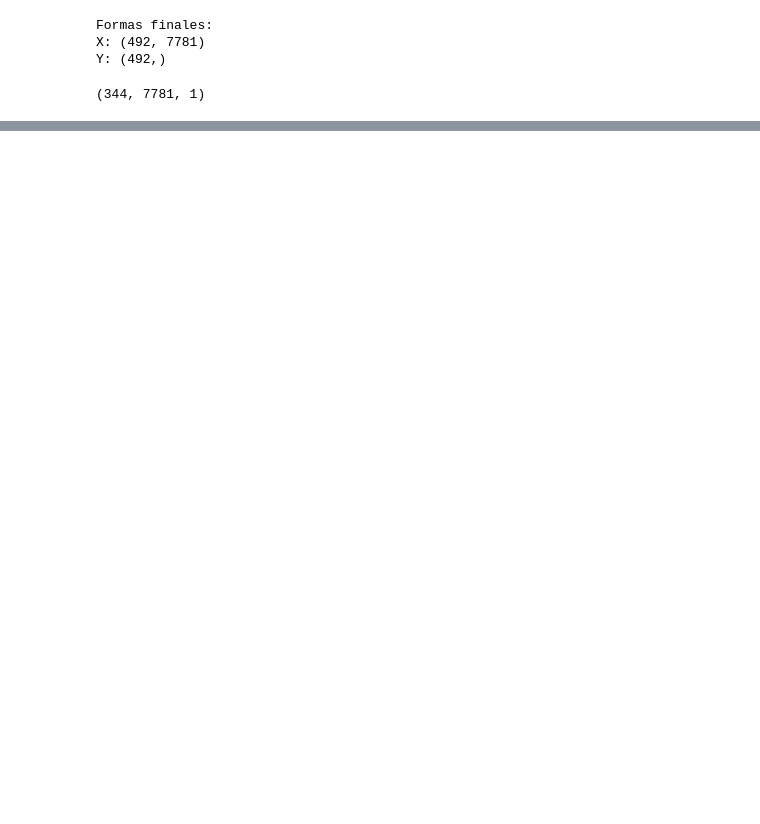
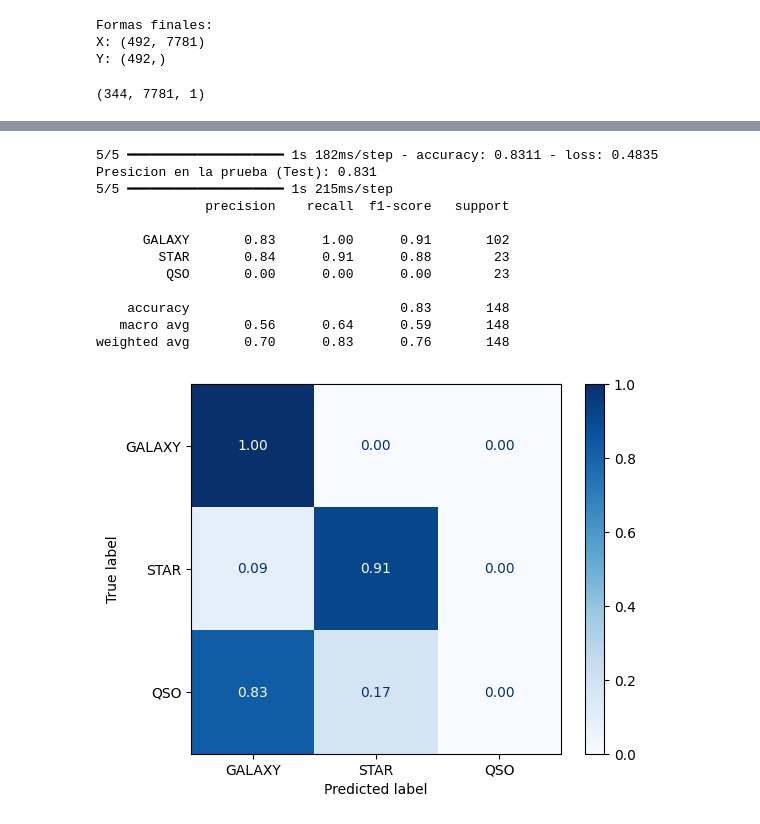
Before and after one commit to Oscarraul28/ejerciosytareas-Oscarraul28, a Jupyter notebook: Tarea_DESI_Spectra_Class.ipynb, the cells around one changed output, grey strips where cells are left out. Cells and saved outputs as stored; diff of their text form; code cells hidden in the pictures; blank space fills up the shorter version.

```diff
--- a/Tarea_DESI_Spectra_Class.ipynb
+++ b/Tarea_DESI_Spectra_Class.ipynb
@@ -53,20 +53,17 @@ Formas finales:
 X: (492, 7781)
 Y: (492,)
 # %%
-# Ahora si metemos la ARQUITECTURA NUEVA
-
-# Dividimos los datos:
+# Dividimos los datos
 X_train, X_test, y_train, y_test = train_test_split(X, Y, test_size=0.3, random_state=112)
 
-# Hacemos el escalado, esto es importante para el estandarizado de los datos, algo asi como una normalizacion pero en base a la media y la desviacion estandar.
-scaler = StandardScaler()
-X_train_scaled = scaler.fit_transform(X_train)
-X_test_scaled = scaler.transform(X_test)
+#Hacemos el escalamiento de datos, esto para dejar en claro que queremos las imagenes solo en escala de grises
+escalador = StandardScaler()
+X_train_esc = escalador.fit_transform(X_train)
+X_test_esc = escalador.transform(X_test)
+#Si fuera a color seria 3 canales (RGB), pero como es en grises solo trabajamos con 1 canal
+X_train_esc = np.expand_dims(X_train_esc, axis=-1)
+X_test_esc = np.expand_dims(X_test_esc, axis=-1)
 
-# Metemos un eje adicional para "canales", como queremos en escala de grises dejamos el canal en 1, si fuera a color seria 3 (RGB)
-X_train_scaled = np.expand_dims(X_train_scaled, axis=-1)
-X_test_scaled = np.expand_dims(X_test_scaled, axis=-1)
-
-print(X_train_scaled.shape)  # (n_samples, longitud_del_espectro, 1)
+print(X_train_esc.shape)  # (n_samples, longitud_del_espectro, 1)
 # %% [output]
 (344, 7781, 1)
@@ -72,0 +114,9 @@ print(X_train_scaled.shape)  # (n_samples, longitud_del_espectro, 1)
+# %%
+#Entrenamos nuestro modelo:
+history = modelo.fit(
+    X_train_esc, y_train,
+    validation_data=(X_test_esc, y_test),
+    epochs=30,
+    batch_size=16,
+    verbose=1
+)
@@ -72,0 +141,29 @@ print(X_train_scaled.shape)  # (n_samples, longitud_del_espectro, 1)
+# %%
+#Evaluamos el rendimiento:
+from sklearn.metrics import classification_report, confusion_matrix, ConfusionMatrixDisplay
+
+loss, acc = modelo.evaluate(X_test_esc, y_test)
+print(f"Presicion en la prueba (Test): {acc:.3f}")
+
+y_pred = np.argmax(modelo.predict(X_test_esc), axis=1)
+print(classification_report(y_test, y_pred, target_names=['GALAXY', 'STAR', 'QSO']))
+
+# Generamos nuestra matriz de confusión para visualizar mejor esto:
+cm = confusion_matrix(y_test, y_pred, normalize='true')
+disp = ConfusionMatrixDisplay(confusion_matrix=cm, display_labels=['GALAXY','STAR','QSO'])
+disp.plot(cmap='Blues', values_format='.2f')
+plt.show()
+# %% [output]
+5/5 ━━━━━━━━━━━━━━━━━━━━ 1s 182ms/step - accuracy: 0.8311 - loss: 0.4835
+Presicion en la prueba (Test): 0.831
+5/5 ━━━━━━━━━━━━━━━━━━━━ 1s 215ms/step
+              precision    recall  f1-score   support
+
+      GALAXY       0.83      1.00      0.91       102
+        STAR       0.84      0.91      0.88        23
+         QSO       0.00      0.00      0.00        23
+
+    accuracy                           0.83       148
+   macro avg       0.56      0.64      0.59       148
+weighted avg       0.70      0.83      0.76       148
+[figure, added]
```
Also changed, not shown: parts of 3 cells of this notebook.
